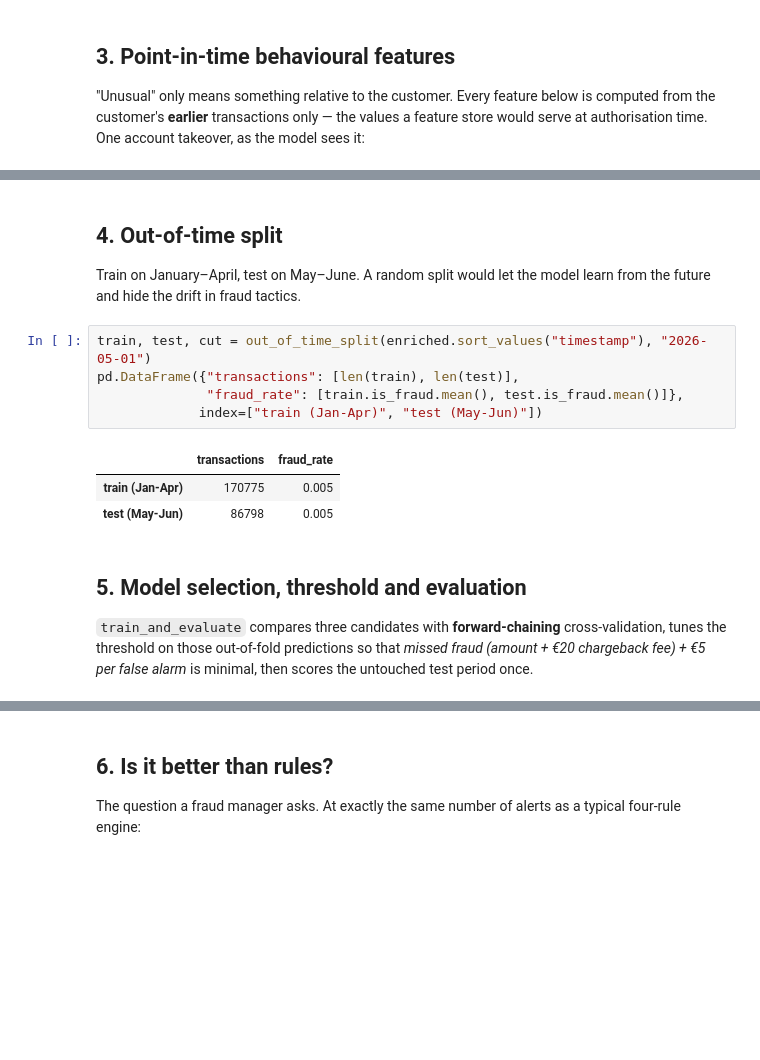
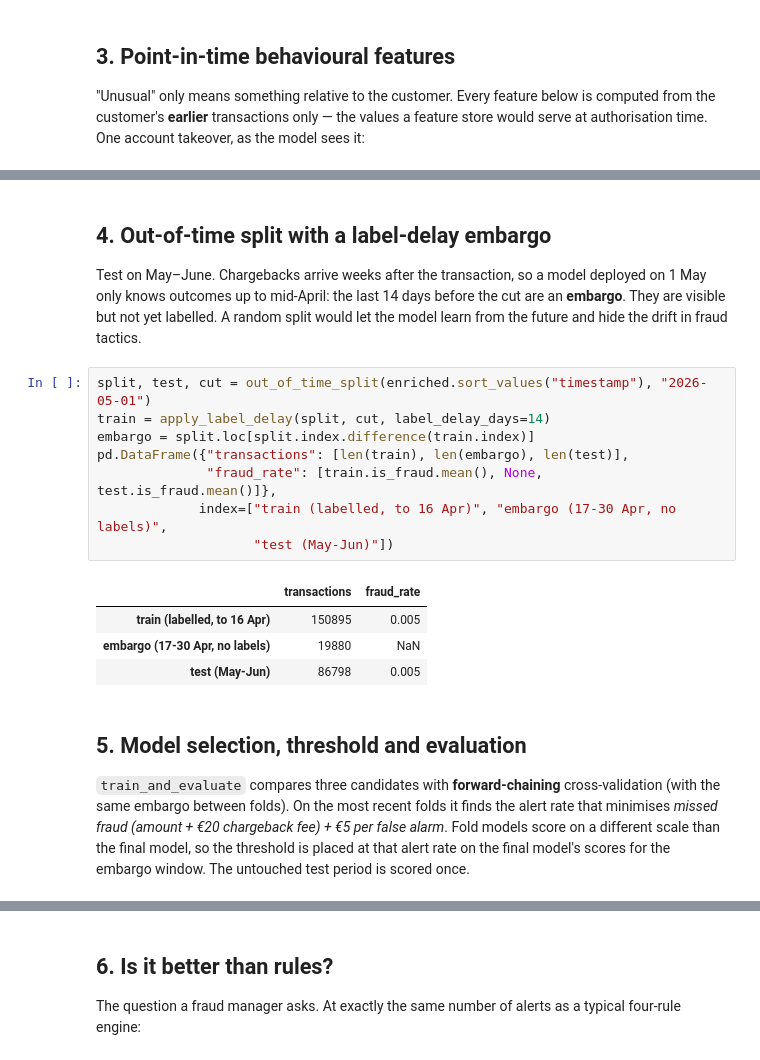
Before and after one commit to Ehsan-Ghoreishi/fraud-detection, a Jupyter notebook: notebooks/fraud_detection_walkthrough.ipynb, the cells around one changed output, grey strips where cells are left out. Cells and saved outputs as stored; diff of their text form; blank space fills up the shorter version.

```diff
--- a/notebooks/fraud_detection_walkthrough.ipynb
+++ b/notebooks/fraud_detection_walkthrough.ipynb
@@ -97,26 +97,36 @@ window[["timestamp", "amount", "merchant_category", "channel", "device_id",
 | 12562 | 2026-01-09 20:20:55 | 229.070 | online_retail | online | fraud-279 | 5.850 | 0.013 | ... |
 | 12743 | 2026-01-10 01:03:39 | 163.670 | electronics | online | fraud-279 | 2.920 | 0.210 | ... |
 # %% [markdown]
-## 4. Out-of-time split
+## 4. Out-of-time split with a label-delay embargo
 
-Train on January–April, test on May–June. A random split would let the
-model learn from the future and hide the drift in fraud tactics.
+Test on May–June. Chargebacks arrive weeks after the transaction, so a
+model deployed on 1 May only knows outcomes up to mid-April: the last 14
+days before the cut are an **embargo**. They are visible but not yet
+labelled. A random split would let the model learn from the future and hide
+the drift in fraud tactics.
 # %%
-train, test, cut = out_of_time_split(enriched.sort_values("timestamp"), "2026-05-01")
-pd.DataFrame({"transactions": [len(train), len(test)],
-              "fraud_rate": [train.is_fraud.mean(), test.is_fraud.mean()]},
-             index=["train (Jan-Apr)", "test (May-Jun)"])
+split, test, cut = out_of_time_split(enriched.sort_values("timestamp"), "2026-05-01")
+train = apply_label_delay(split, cut, label_delay_days=14)
+embargo = split.loc[split.index.difference(train.index)]
+pd.DataFrame({"transactions": [len(train), len(embargo), len(test)],
+              "fraud_rate": [train.is_fraud.mean(), None, test.is_fraud.mean()]},
+             index=["train (labelled, to 16 Apr)", "embargo (17-30 Apr, no labels)",
+                    "test (May-Jun)"])
 # %% [output]
 |  | transactions | fraud_rate |
-| train (Jan-Apr) | 170775 | 0.005 |
+| train (labelled, to 16 Apr) | 150895 | 0.005 |
+| embargo (17-30 Apr, no labels) | 19880 | NaN |
 | test (May-Jun) | 86798 | 0.005 |
 # %% [markdown]
 ## 5. Model selection, threshold and evaluation
 
 `train_and_evaluate` compares three candidates with **forward-chaining**
-cross-validation, tunes the threshold on those out-of-fold predictions so
-that *missed fraud (amount + €20 chargeback fee) + €5 per false alarm* is
-minimal, then scores the untouched test period once.
+cross-validation (with the same embargo between folds). On the most recent
+folds it finds the alert rate that minimises *missed fraud (amount + €20
+chargeback fee) + €5 per false alarm*. Fold models score on a different
+scale than the final model, so the threshold is placed at that alert rate
+on the final model's scores for the embargo window. The untouched test
+period is scored once.
 # %%
 out = train_and_evaluate(data=log, reports_dir=None)
 s = out["summary"]
```
Also changed, not shown: parts of 10 cells of this notebook.
